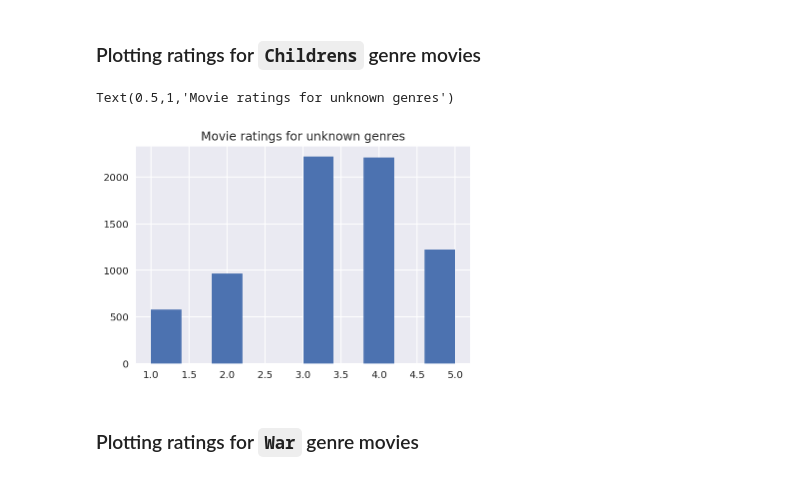
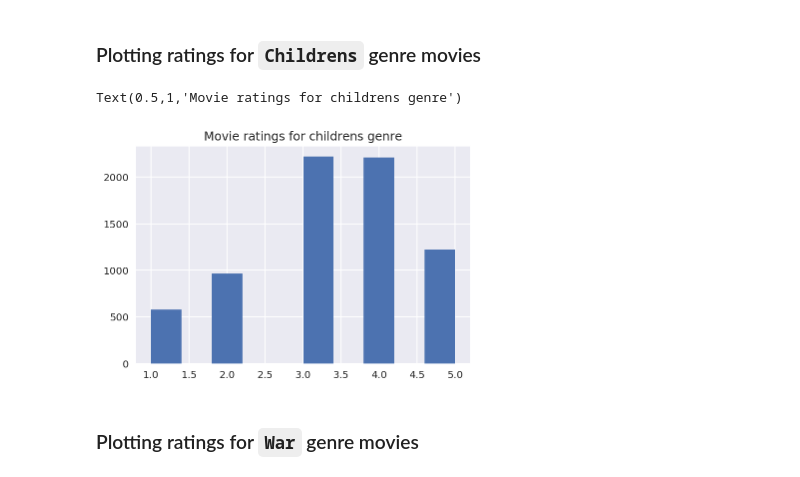
Before and after one commit to dibidave/central-nervous-system, a Jupyter notebook: project2/Basic Visualizations.ipynb, the cells around one changed output. Cells and saved outputs as stored; diff of their text form; code cells hidden in the pictures.

```diff
--- a/project2/Basic Visualizations.ipynb
+++ b/project2/Basic Visualizations.ipynb
@@ -109,11 +110,11 @@ movies.head()
 # %%
 unknowns = movies.loc[movies['Childrens'] == 1]#['Title']
 unknown_ratings = ratings.loc[ratings['movie'].isin(unknowns.index)]
 unknown_ratings.hist('rating')
-plt.title('Movie ratings for unknown genres')
+plt.title('Movie ratings for childrens genre')
 # %% [output]
-Text(0.5,1,'Movie ratings for unknown genres')
+Text(0.5,1,'Movie ratings for childrens genre')
-[figure, old version]
+[figure, new version]
 # %% [markdown]
 ### Plotting ratings for `War` genre movies
 # %%
```
Also changed, not shown: parts of 4 cells of this notebook, 1 other file.
